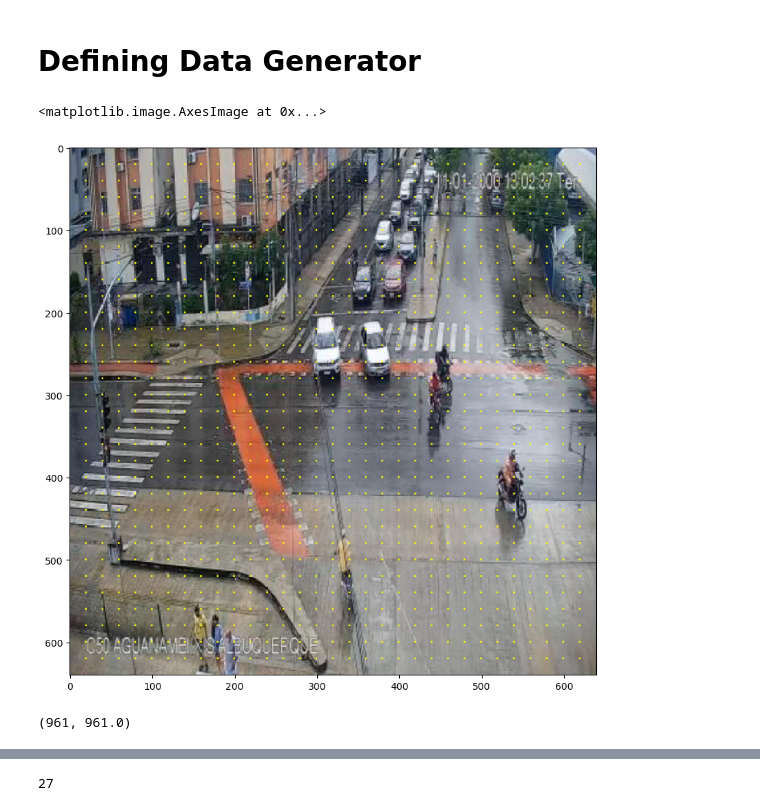
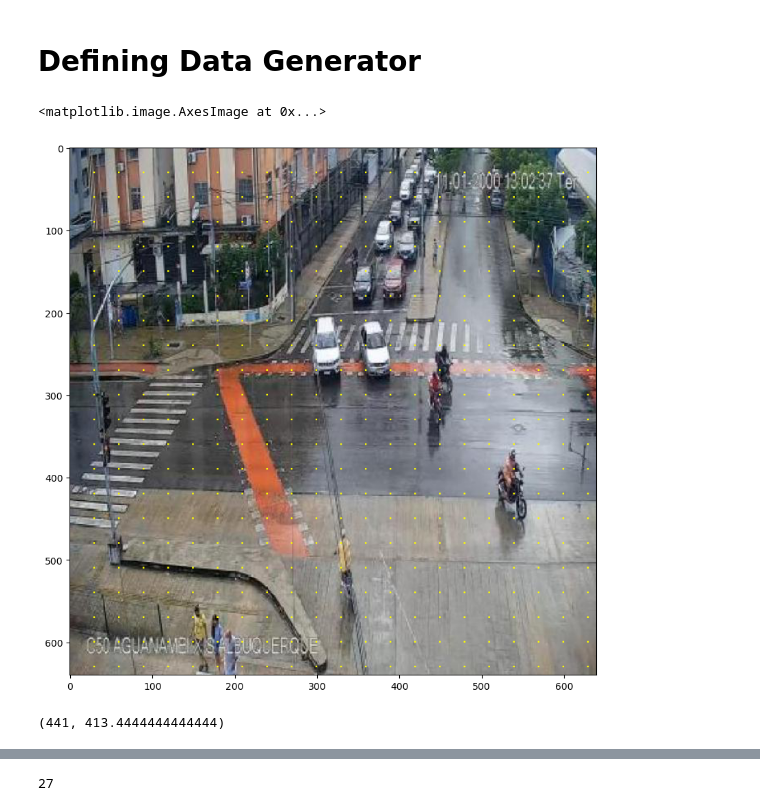
Before and after one commit to AsimWattoo/Traffic_Object_Detection_TensorFlow, a Jupyter notebook: RegionProposalNetwork.ipynb, the cells around one changed output, grey strips where cells are left out. Saved outputs shown, nothing was run; the diff lists cells and outputs as text; code cells hidden in the pictures.

```diff
--- a/RegionProposalNetwork.ipynb
+++ b/RegionProposalNetwork.ipynb
@@ -103,19 +103,19 @@ def add_anchor_points(image, points, point_size = 5):
         new_image[point[0] - point_size : point[0] + point_size, point[1] - point_size : point[1] + point_size, :] = [255, 255, 0]
     return new_image
 # %%
-anchor_point_stride = 20
+anchor_point_stride = 30
 anchor_points = generate_anchor_points(image, anchor_point_stride)
 anchor_points_image = add_anchor_points(image, anchor_points, 1)
 plt.figure(figsize=(10, 10))
 plt.imshow(anchor_points_image)
 # %% [output]
 <matplotlib.image.AxesImage at 0x...>
-[figure, old version]
+[figure, new version]
 # %%
 # The number of anchor points for an image
 anchor_points.__len__(), ((image.shape[0] - anchor_point_stride) / anchor_point_stride) * ((image.shape[1] - anchor_point_stride) / anchor_point_stride)
 # %% [output]
-(961, 961.0)
+(441, 413.4444444444444)
 # %%
 def generate_regions(anchor_points, region_ratios, region_scales):
     # Going for each anchor point
```
Also changed, not shown: parts of 5 cells of this notebook.
